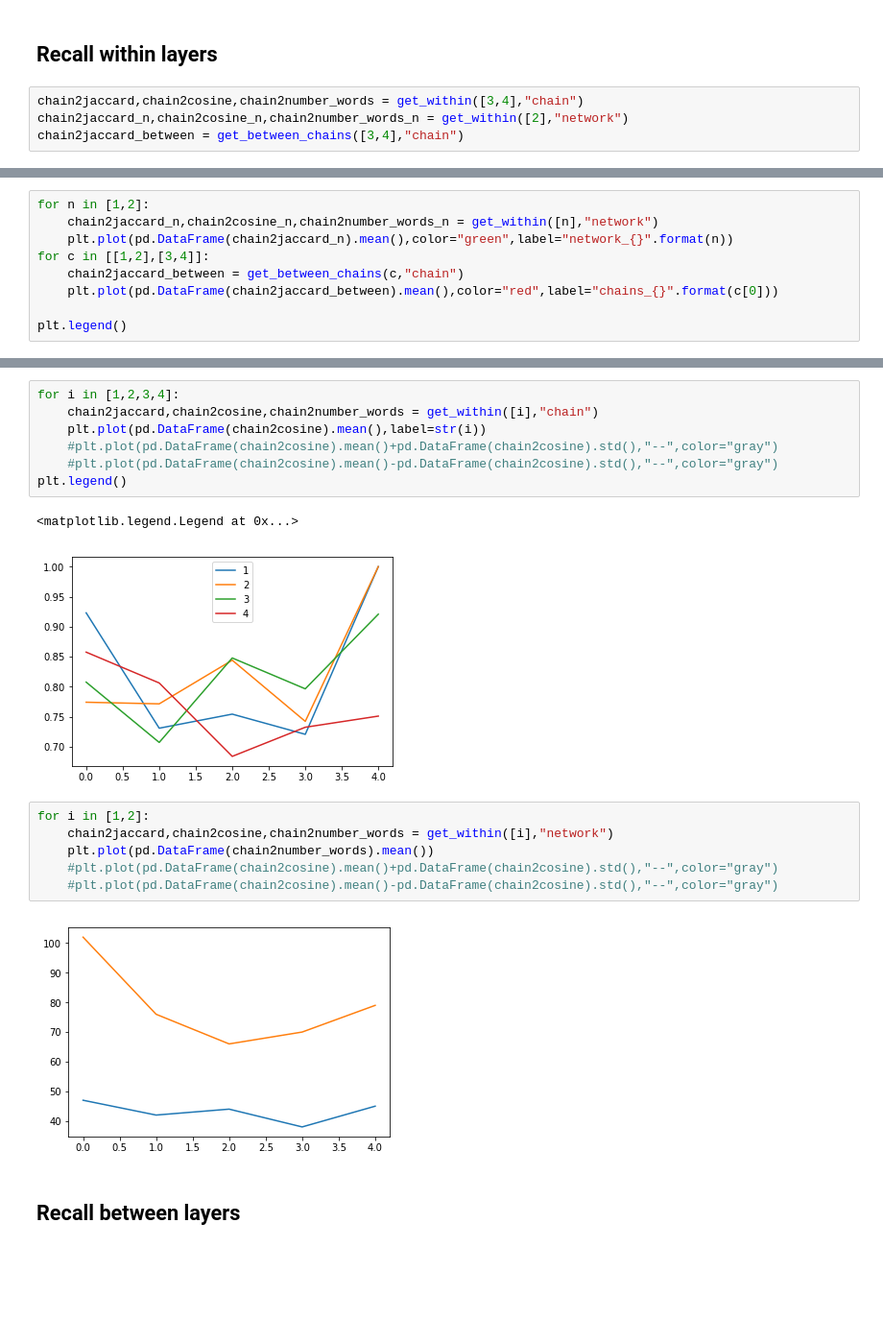
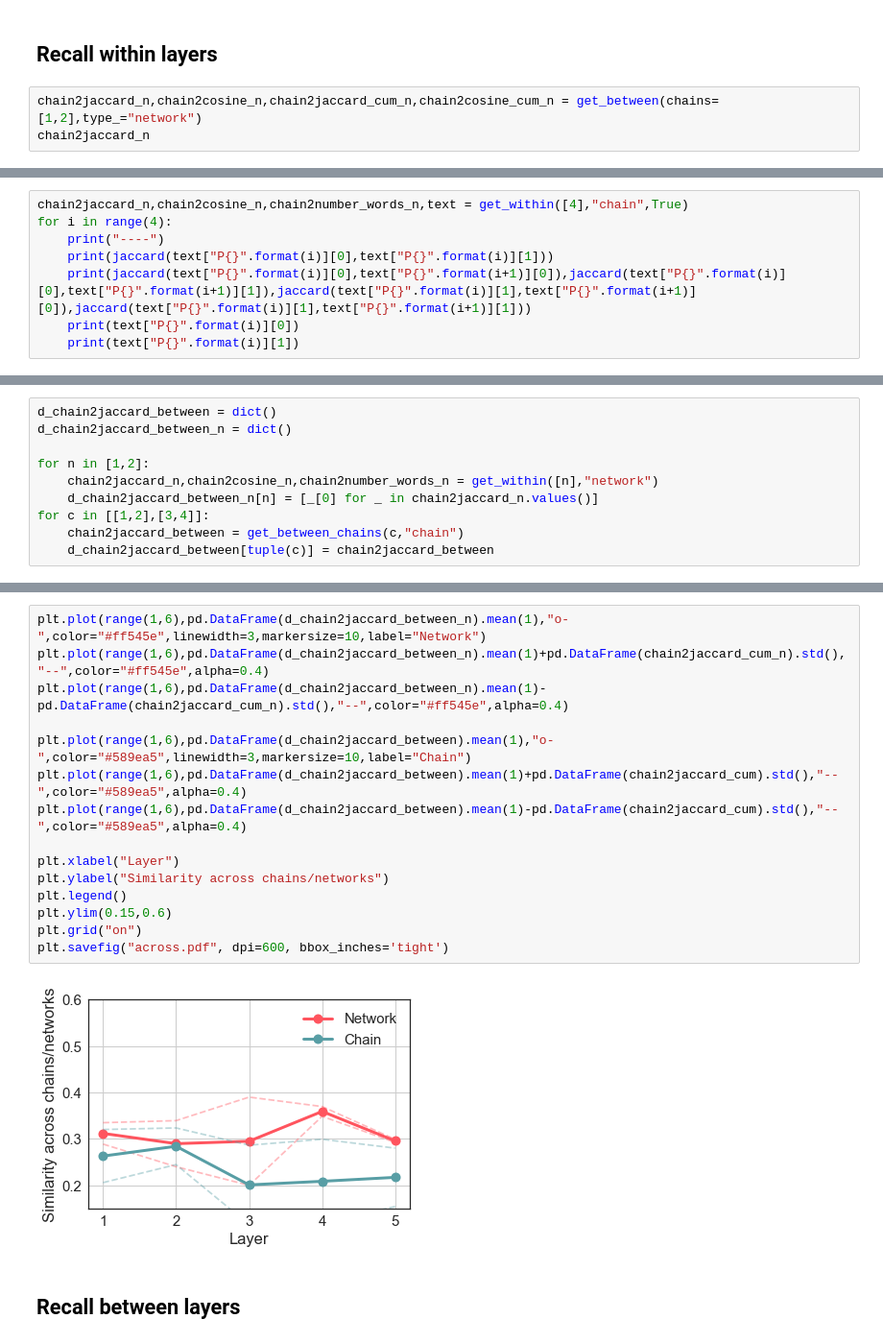
Before and after one commit to jgarciab/rumor_stuff, a Jupyter notebook: rumor_analyze.ipynb, the cells around one changed output, grey strips where cells are left out. Shown at 96% size. Cells and saved outputs as stored; diff of their text form; blank space fills up the shorter version.

```diff
--- a/rumor_analyze.ipynb
+++ b/rumor_analyze.ipynb
@@ -133,7 +137,6 @@ def get_between_chains(chains=[3,4],type_="chain"):
     return chain2jaccard
 # %% [markdown]
 ## Recall within layers
-# %%
-chain2jaccard,chain2cosine,chain2number_words = get_within([3,4],"chain")
-chain2jaccard_n,chain2cosine_n,chain2number_words_n = get_within([2],"network")
-chain2jaccard_between = get_between_chains([3,4],"chain")
+# %%
+chain2jaccard_n,chain2cosine_n,chain2jaccard_cum_n,chain2cosine_cum_n = get_between(chains=[1,2],type_="network")
+chain2jaccard_n
@@ -139,0 +150,8 @@ chain2jaccard_between = get_between_chains([3,4],"chain")
+# %%
+chain2jaccard_n,chain2cosine_n,chain2number_words_n,text = get_within([4],"chain",True)
+for i in range(4):
+    print("----")
+    print(jaccard(text["P{}".format(i)][0],text["P{}".format(i)][1]))
+    print(jaccard(text["P{}".format(i)][0],text["P{}".format(i+1)][0]),jaccard(text["P{}".format(i)][0],text["P{}".format(i+1)][1]),jaccard(text["P{}".format(i)][1],text["P{}".format(i+1)][0]),jaccard(text["P{}".format(i)][1],text["P{}".format(i+1)][1]))
+    print(text["P{}".format(i)][0])
+    print(text["P{}".format(i)][1])
@@ -140,9 +179,10 @@ chain2jaccard_between = get_between_chains([3,4],"chain")
 # %%
+d_chain2jaccard_between = dict()
+d_chain2jaccard_between_n = dict()
+
 for n in [1,2]:
     chain2jaccard_n,chain2cosine_n,chain2number_words_n = get_within([n],"network")
-    plt.plot(pd.DataFrame(chain2jaccard_n).mean(),color="green",label="network_{}".format(n))
+    d_chain2jaccard_between_n[n] = [_[0] for _ in chain2jaccard_n.values()]
 for c in [[1,2],[3,4]]:
     chain2jaccard_between = get_between_chains(c,"chain")
-    plt.plot(pd.DataFrame(chain2jaccard_between).mean(),color="red",label="chains_{}".format(c[0]))
-
-plt.legend()
+    d_chain2jaccard_between[tuple(c)] = chain2jaccard_between
@@ -152,21 +189,20 @@ plt.legend()
-# %%
-for i in [1,2,3,4]:
-    chain2jaccard,chain2cosine,chain2number_words = get_within([i],"chain")
-    plt.plot(pd.DataFrame(chain2cosine).mean(),label=str(i))
-    #plt.plot(pd.DataFrame(chain2cosine).mean()+pd.DataFrame(chain2cosine).std(),"--",color="gray")
-    #plt.plot(pd.DataFrame(chain2cosine).mean()-pd.DataFrame(chain2cosine).std(),"--",color="gray")
-plt.legend()
-# %% [output]
-<matplotlib.legend.Legend at 0x...>
-[figure, removed]
-# %%
-for i in [1,2]:
-    chain2jaccard,chain2cosine,chain2number_words = get_within([i],"network")
-    plt.plot(pd.DataFrame(chain2number_words).mean())
-    #plt.plot(pd.DataFrame(chain2cosine).mean()+pd.DataFrame(chain2cosine).std(),"--",color="gray")
-    #plt.plot(pd.DataFrame(chain2cosine).mean()-pd.DataFrame(chain2cosine).std(),"--",color="gray")
-# %% [output]
-[figure, removed]
+# %%
+plt.plot(range(1,6),pd.DataFrame(d_chain2jaccard_between_n).mean(1),"o-",color="#ff545e",linewidth=3,markersize=10,label="Network")
+plt.plot(range(1,6),pd.DataFrame(d_chain2jaccard_between_n).mean(1)+pd.DataFrame(chain2jaccard_cum_n).std(),"--",color="#ff545e",alpha=0.4)
+plt.plot(range(1,6),pd.DataFrame(d_chain2jaccard_between_n).mean(1)-pd.DataFrame(chain2jaccard_cum_n).std(),"--",color="#ff545e",alpha=0.4)
+
+plt.plot(range(1,6),pd.DataFrame(d_chain2jaccard_between).mean(1),"o-",color="#589ea5",linewidth=3,markersize=10,label="Chain")
+plt.plot(range(1,6),pd.DataFrame(d_chain2jaccard_between).mean(1)+pd.DataFrame(chain2jaccard_cum).std(),"--",color="#589ea5",alpha=0.4)
+plt.plot(range(1,6),pd.DataFrame(d_chain2jaccard_between).mean(1)-pd.DataFrame(chain2jaccard_cum).std(),"--",color="#589ea5",alpha=0.4)
+
+plt.xlabel("Layer")
+plt.ylabel("Similarity across chains/networks")
+plt.legend()
+plt.ylim(0.15,0.6)
+plt.grid("on")
+plt.savefig("across.pdf", dpi=600, bbox_inches='tight')
+# %% [output]
+[figure, added]
 # %% [markdown]
 ## Recall between layers
 # %%
```
Also changed, not shown: parts of 16 cells of this notebook, 21 other files.
